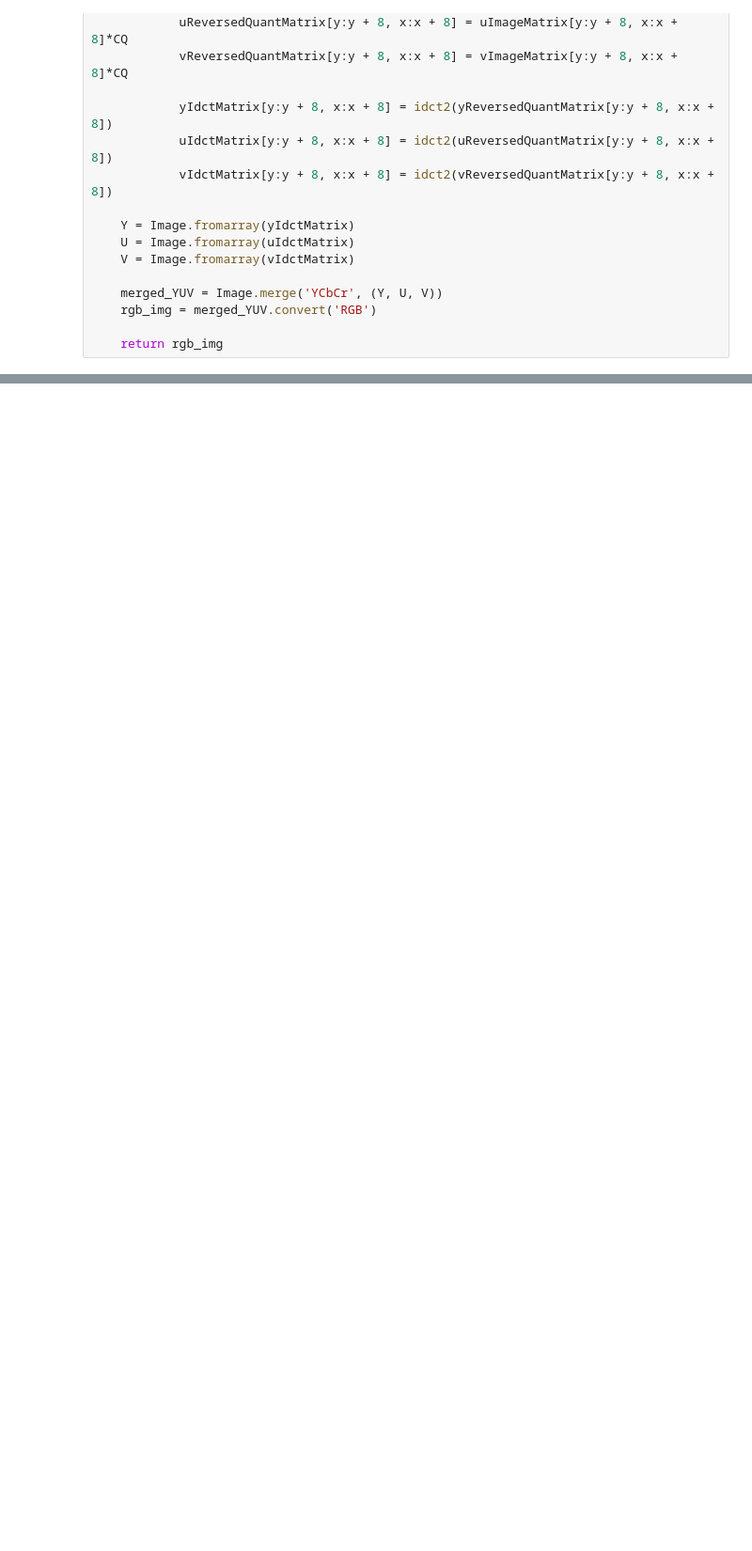
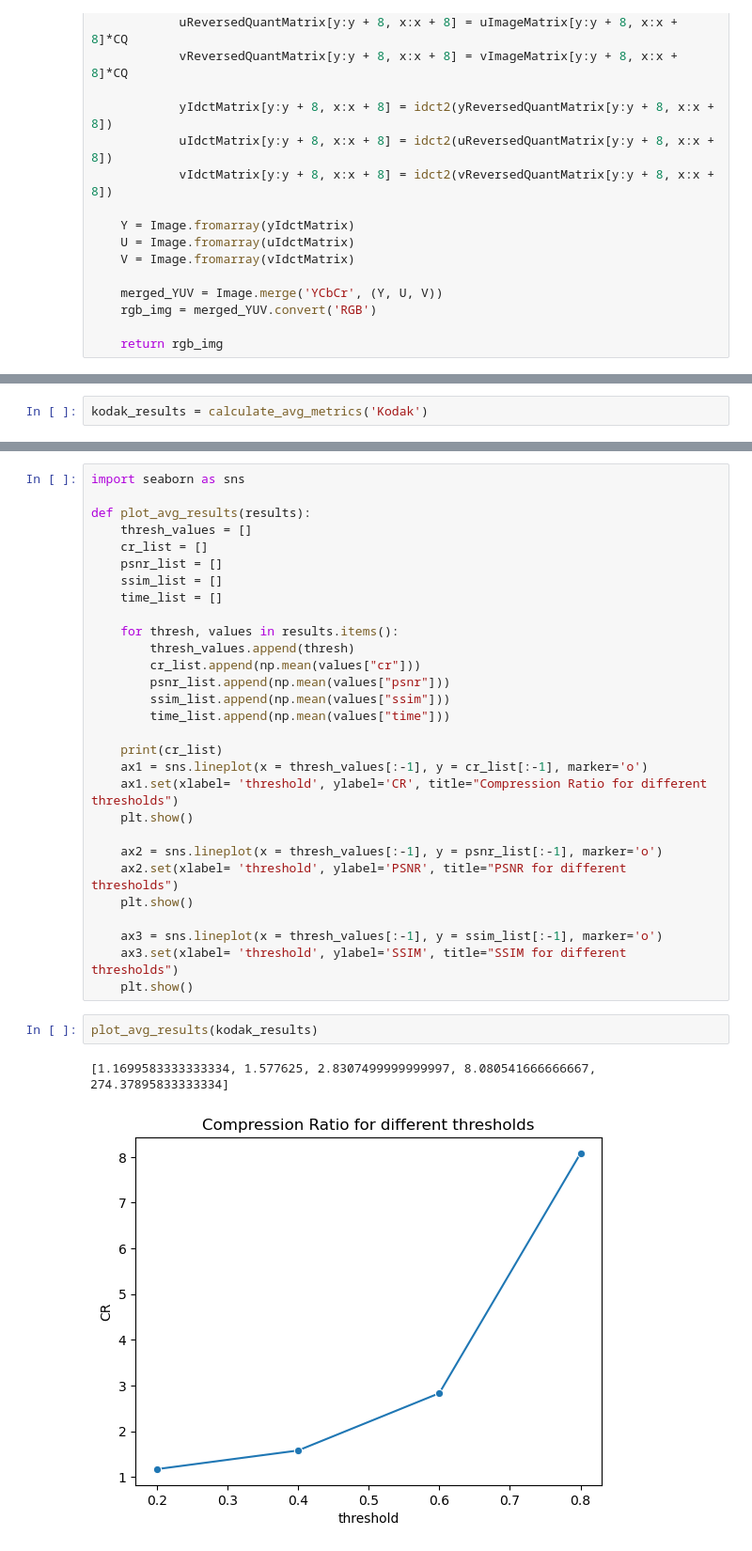
Before and after one commit to shreyan241/Lossy-Image-Compression, a Jupyter notebook: DCT.ipynb, the cells around one changed output, grey strips where cells are left out. Shown at 94% size. Saved outputs shown, nothing was run; the diff lists cells and outputs as text; blank space fills up the shorter version.

```diff
--- a/DCT.ipynb
+++ b/DCT.ipynb
@@ -510,0 +415,2 @@ Keeping only 92.39 % of the DCT coefficients of Y Matrix
+# %%
+kodak_results = calculate_avg_metrics('Kodak')
@@ -510,0 +446,34 @@ Keeping only 92.39 % of the DCT coefficients of Y Matrix
+# %%
+import seaborn as sns
+
+def plot_avg_results(results):
+    thresh_values = []
+    cr_list = []
+    psnr_list = []
+    ssim_list = []
+    time_list = []
+
+    for thresh, values in results.items():
+        thresh_values.append(thresh)
+        cr_list.append(np.mean(values["cr"]))
+        psnr_list.append(np.mean(values["psnr"]))
+        ssim_list.append(np.mean(values["ssim"]))
+        time_list.append(np.mean(values["time"]))
+
+    print(cr_list)
+    ax1 = sns.lineplot(x = thresh_values[:-1], y = cr_list[:-1], marker='o')
+    ax1.set(xlabel= 'threshold', ylabel='CR', title="Compression Ratio for different thresholds")
+    plt.show()
+
+    ax2 = sns.lineplot(x = thresh_values[:-1], y = psnr_list[:-1], marker='o')
+    ax2.set(xlabel= 'threshold', ylabel='PSNR', title="PSNR for different thresholds")
+    plt.show()
+
+    ax3 = sns.lineplot(x = thresh_values[:-1], y = ssim_list[:-1], marker='o')
+    ax3.set(xlabel= 'threshold', ylabel='SSIM', title="SSIM for different thresholds")
+    plt.show()
+# %%
+plot_avg_results(kodak_results)
+# %% [output]
+[1.1699583333333334, 1.577625, 2.8307499999999997, 8.080541666666667, 274.37895833333334]
+[figure, added]
```
Also changed, not shown: parts of 14 cells of this notebook.
